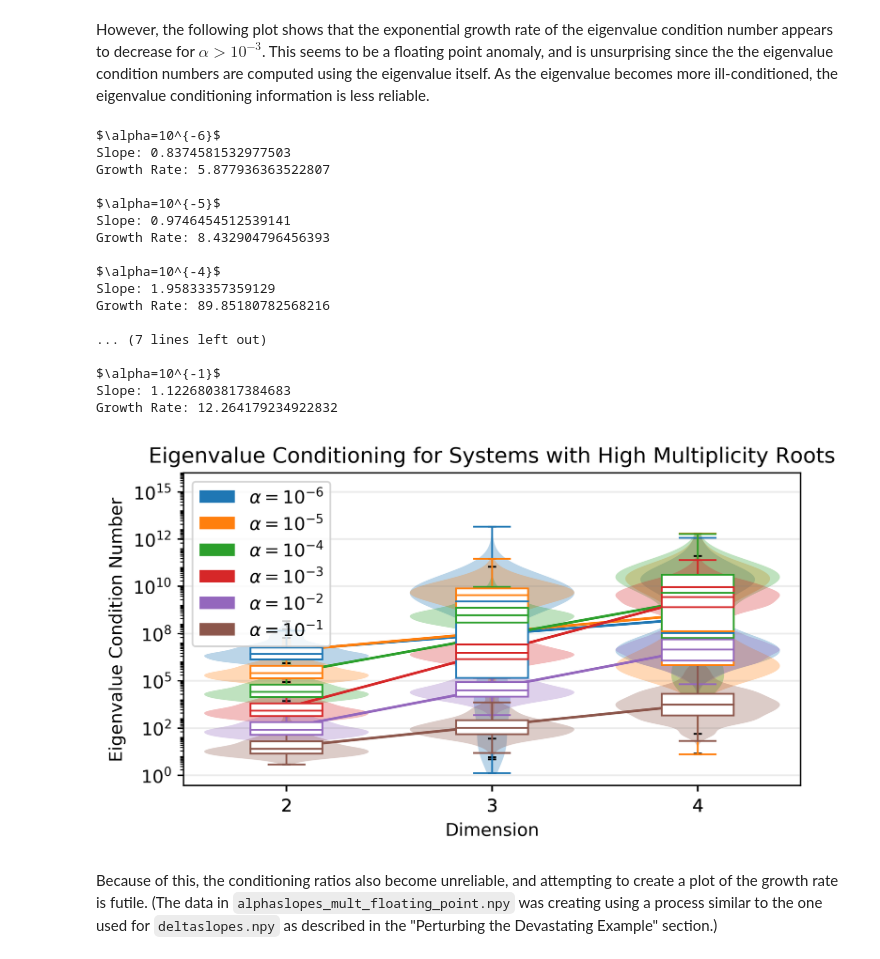
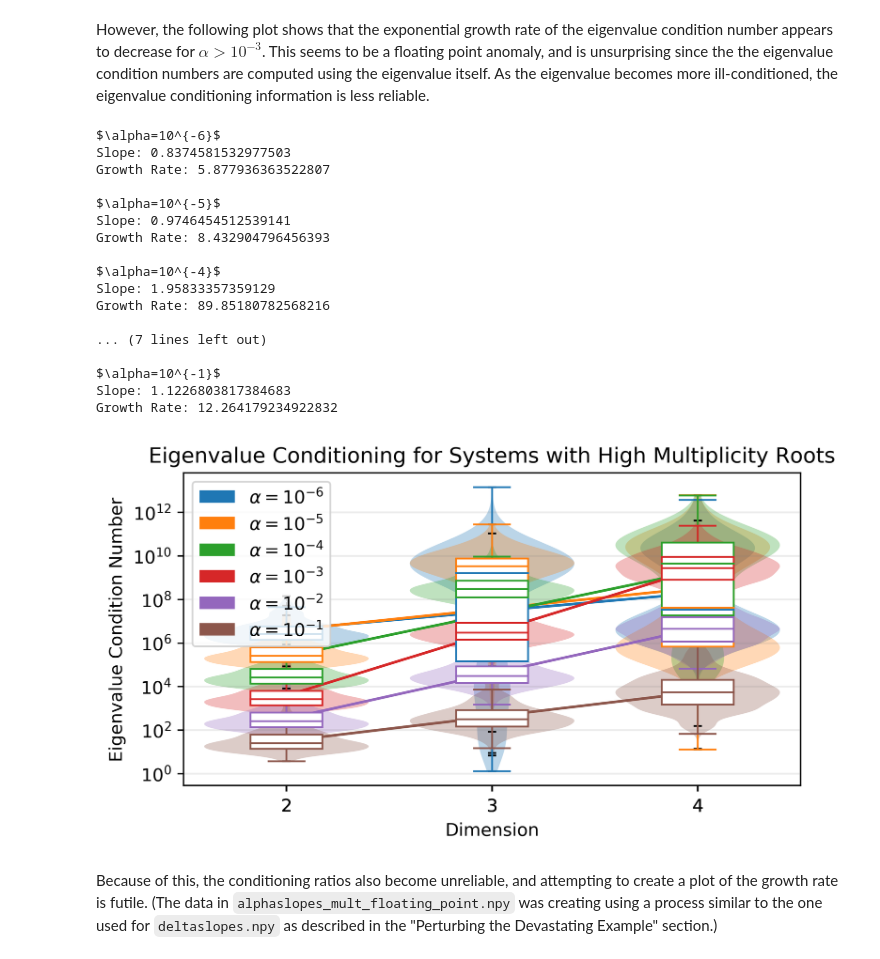
Before and after one commit to tylerjarvis/eigen_rootfinding, a Jupyter notebook: ConditioningRatios.ipynb, the cells around one changed output. Saved outputs shown, nothing was run; the diff lists cells and outputs as text; code cells hidden in the pictures.

```diff
--- a/ConditioningRatios.ipynb
+++ b/ConditioningRatios.ipynb
@@ -367,37 +369,35 @@ plot([eigconds6,
       eigconds3,
       eigconds2,
       eigconds1],
      [r'$\alpha=10^{-6}$',
       r'$\alpha=10^{-5}$',
       r'$\alpha=10^{-4}$',
       r'$\alpha=10^{-3}$',
       r'$\alpha=10^{-2}$',
       r'$\alpha=10^{-1}$'],
      figsize=(6.25,3.25),
      filename='high_multiplicity_eig_conds',
      title='Eigenvalue Conditioning for Systems with High Multiplicity Roots',
-     yaxislabel='Eigenvalue Condition Number',
-     min_ylim=0,
-     max_ylim=16)
+     yaxislabel='Eigenvalue Condition Number')
 # %% [output]
 $\alpha=10^{-6}$
 Slope: 0.8374581532977503
 Growth Rate: 5.877936363522807
 
 $\alpha=10^{-5}$
 Slope: 0.9746454512539141
 Growth Rate: 8.432904796456393
 
 $\alpha=10^{-4}$
 Slope: 1.95833357359129
 Growth Rate: 89.85180782568216
 
 ... (7 lines left out)
 
 $\alpha=10^{-1}$
 Slope: 1.1226803817384683
 Growth Rate: 12.264179234922832
-[figure, old version]
+[figure, new version]
 # %% [markdown]
 Because of this, the conditioning ratios also become unreliable, and attempting to create a plot of the growth rate is futile. (The data in `alphaslopes_mult_floating_point.npy` was creating using a process similar to the one used for `deltaslopes.npy` as described in the "Perturbing the Devastating Example" section.)
 # %%
```
Also changed, not shown: parts of 24 cells of this notebook, 2 other files.
